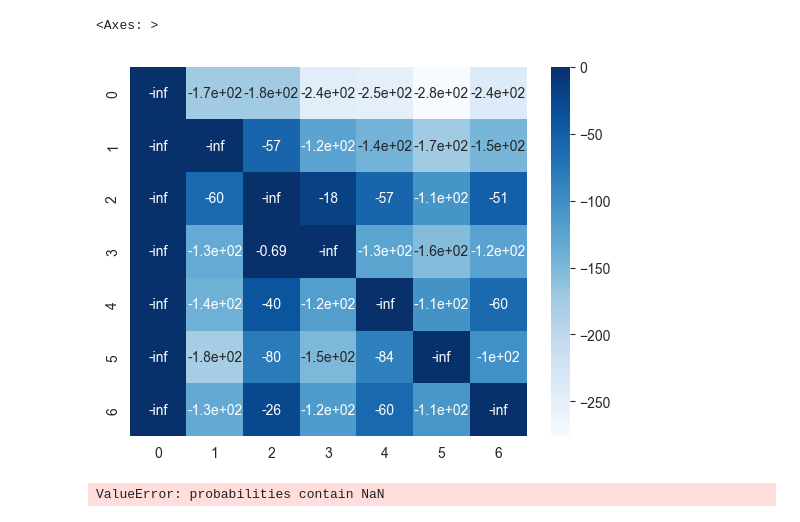
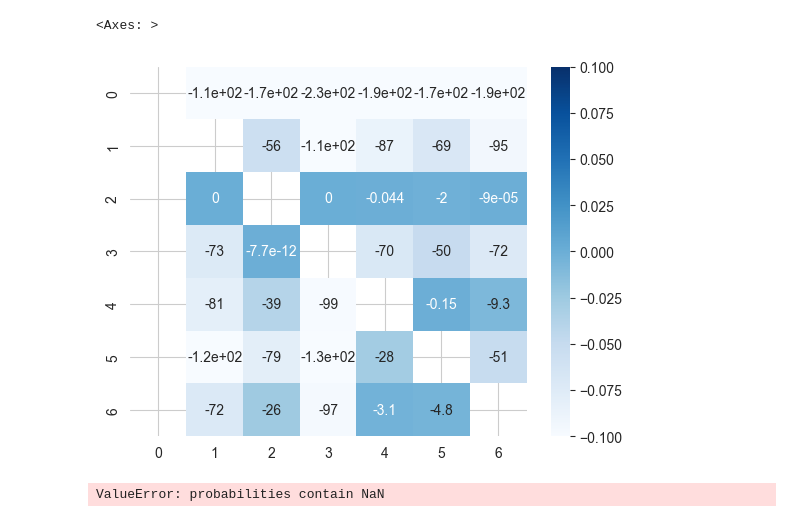
Before and after one commit to Lagergren-Lab/treesampling, a Jupyter notebook: notebooks/victree_matrix_debug.ipynb, the cells around one changed output. Cells and saved outputs as stored; diff of their text form; code cells hidden in the pictures.

```diff
--- a/notebooks/victree_matrix_debug.ipynb
+++ b/notebooks/victree_matrix_debug.ipynb
@@ -14,14 +15,15 @@ from treesample.wilson import WilsonSample
 # %%
 
 matrix = np.array([
-    [   0.    , -174.769, -174.769, -244.775, -249.29 , -276.033, -240.241],
-    [   0.    ,    0.   ,  -56.238, -124.203, -143.693, -174.44 , -145.639],
-    [   0.    ,  -59.999,    0.   ,  -18.449,  -56.7  , -107.202,  -51.118],
-    [   0.    , -133.159,    0.   ,    0.   , -126.356, -155.468, -123.161],
-    [   0.    , -141.243,  -39.487, -117.625,    0.   , -105.354,  -60.438],
-    [   0.    , -177.913,  -78.955, -150.078,  -84.43 ,    0.   , -102.489],
-    [   0.    , -131.7  ,  -25.589, -115.073,  -59.796, -109.966,    0.   ]
+    [   -np.inf    , -174.769, -174.769, -244.775, -249.29 , -276.033, -240.241],
+    [   -np.inf    ,    -np.inf   ,  -56.238, -124.203, -143.693, -174.44 , -145.639],
+    [   -np.inf    ,  -59.999,    -np.inf   ,  -18.449,  -56.7  , -107.202,  -51.118],
+    [   -np.inf    , -133.159,    0.   ,    -np.inf   , -126.356, -155.468, -123.161],
+    [   -np.inf    , -141.243,  -39.487, -117.625,    -np.inf   , -105.354,  -60.438],
+    [   -np.inf    , -177.913,  -78.955, -150.078,  -84.43 ,    -np.inf   , -102.489],
+    [   -np.inf    , -131.7  ,  -25.589, -115.073,  -59.796, -109.966,    -np.inf   ]
 ])
 print(logsumexp(matrix, axis=0))
 norm_matrix = matrix - logsumexp(matrix, axis=0, keepdims=True)
+norm_matrix[:, 0] = -np.inf
 # %% [output]
@@ -81,12 +131,12 @@ Text(0.5, 1.0, 'Empirical frequencies of trees')
 # %%
 # normalize and try use wilson
 norm_matrix = matrix - logsumexp(matrix, axis=0, keepdims=True)
 norm_matrix[:, 0] = -np.inf
 norm_matrix[np.diag_indices(norm_matrix.shape[0])] = -np.inf
-sns.heatmap(matrix, annot=norm_matrix, cmap='Blues')
+sns.heatmap(norm_matrix / 1000, annot=norm_matrix, cmap='Blues')
 # %% [output]
 <Axes: >
-[figure, old version]
+[figure, new version]
 # %%
 # colbourn
 sample_size = 1000
```
Also changed, not shown: parts of 24 cells of this notebook, 10 other files.
